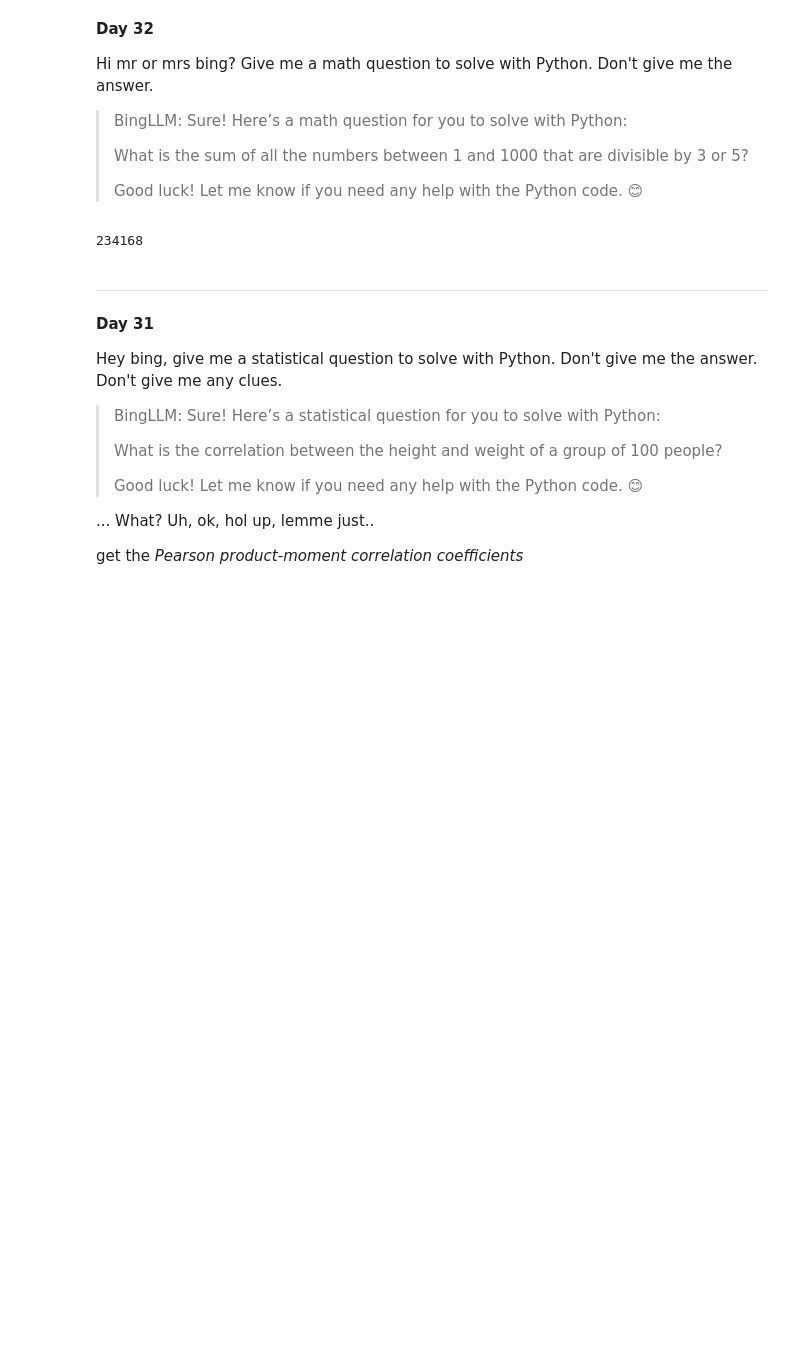
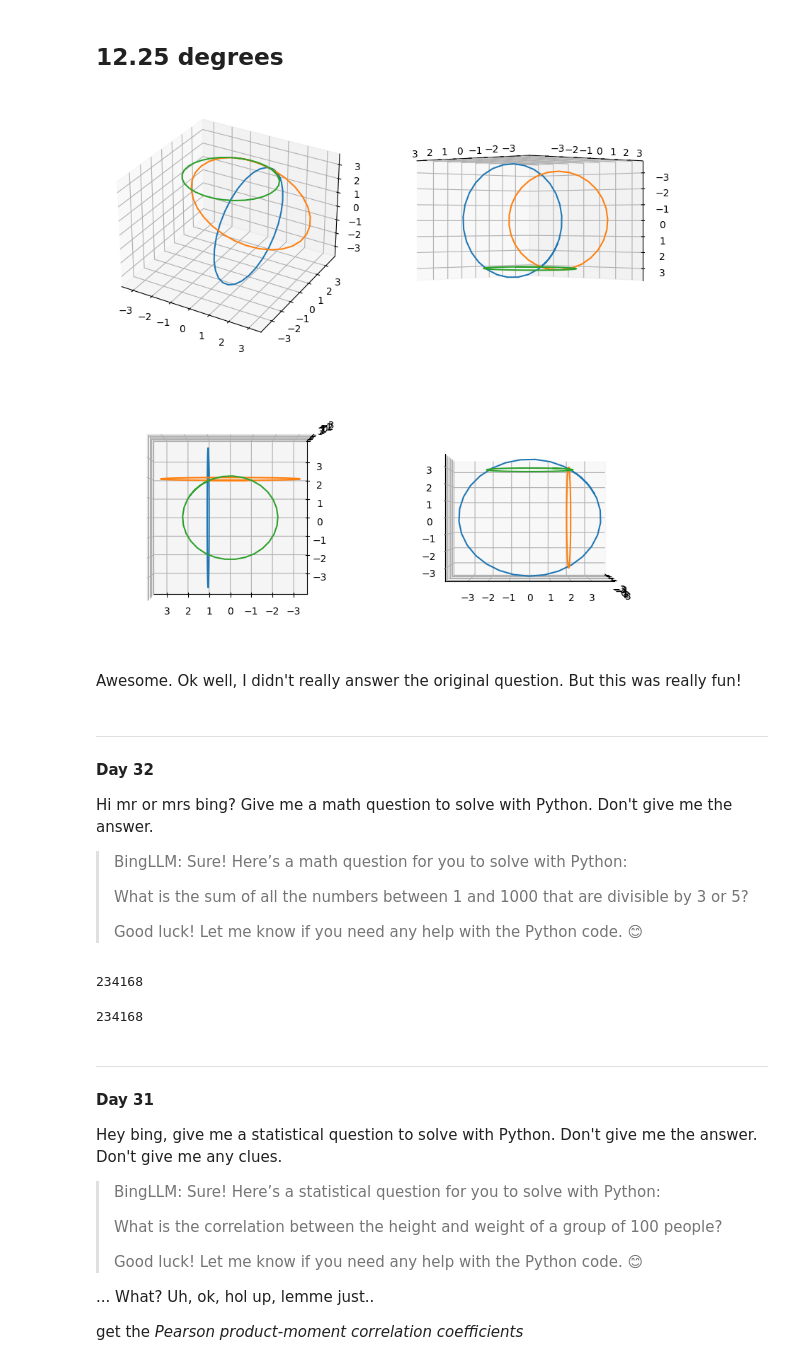
Before and after one commit to wlinds/mte, a Jupyter notebook: daily_doodle.ipynb, the cells around one changed output. Cells and saved outputs as stored; diff of their text form; code cells hidden in the pictures; blank space fills up the shorter version.

```diff
--- a/daily_doodle.ipynb
+++ b/daily_doodle.ipynb
@@ -1,4 +261,13 @@
+# %% [markdown]
+## 12.25 degrees
+# %%
+plot_3d_rotation(degrees=12.25, steps=32)
+# %% [output]
+[figure, added]
+# %% [markdown]
+Awesome. Ok well, I didn't really answer the original question. But this was really fun!
 # %% [markdown]
+---
 **Day 32**
 
 Hi mr or mrs bing? Give me a math question to solve with Python. Don't give me the answer.
@@ -26,6 +294,11 @@ for i in numbers:
 sum(divisibile_by)
 # %% [output]
 234168
+# %%
+# one liner
+sum(i for i in range(1, 1001) if i % 3 == 0 or i % 5 == 0)
+# %% [output]
+234168
 # %% [markdown]
 ---
 
```
Also changed, not shown: parts of 25 cells of this notebook.
